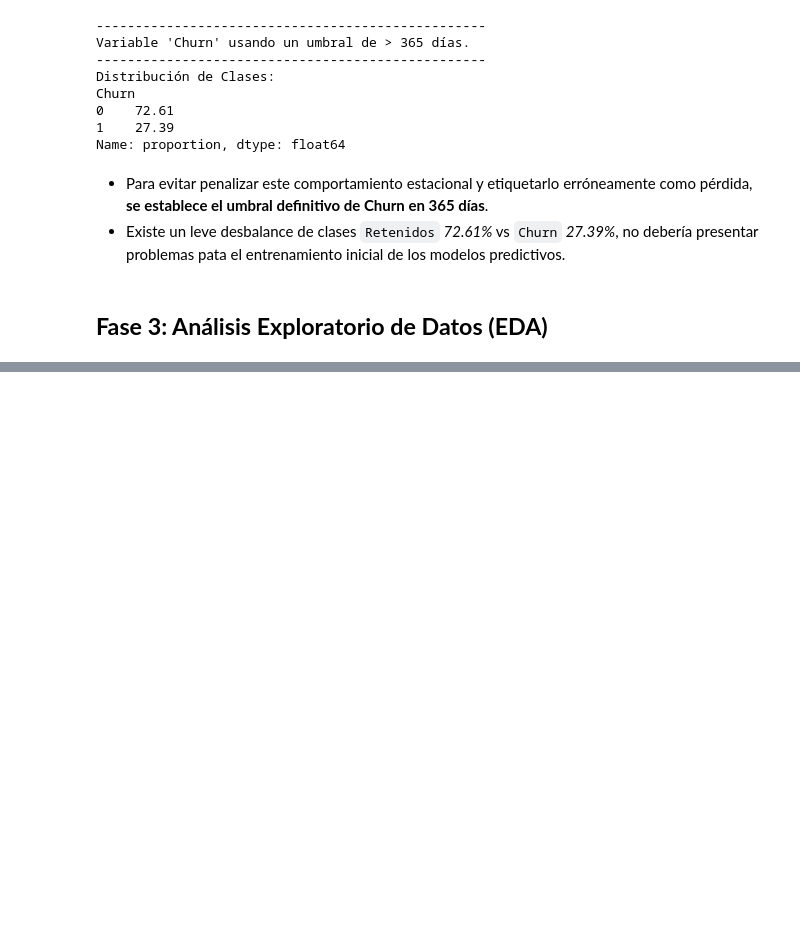
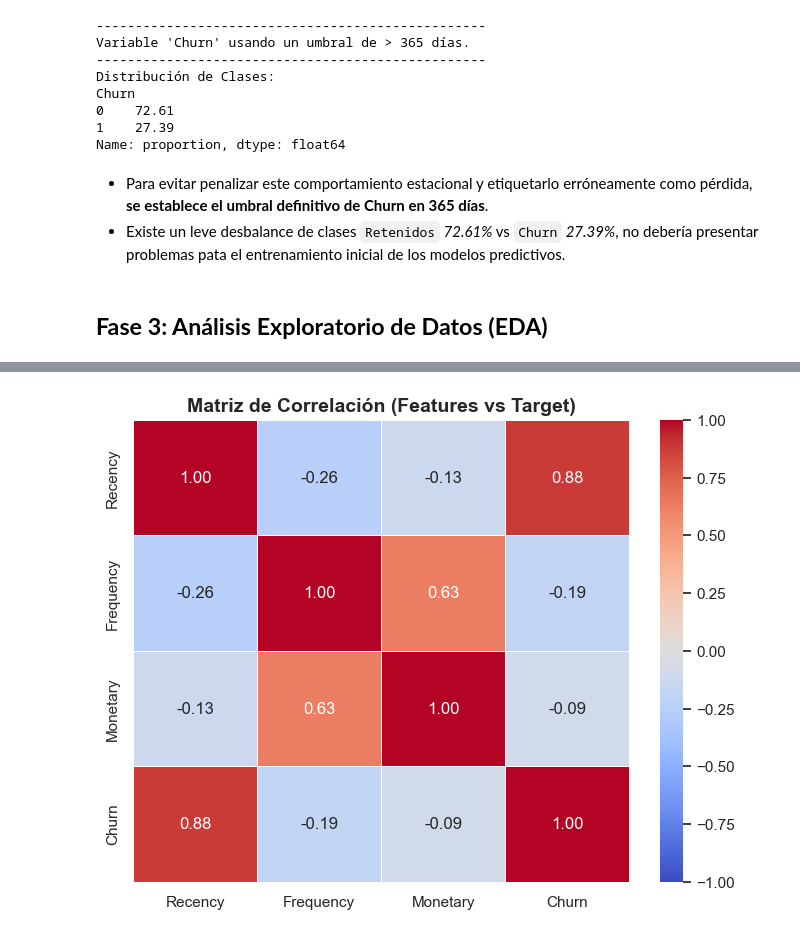
Before and after one commit to No-Country-simulation/Data_Science_Ecommerce_churn, a Jupyter notebook: notebooks/e-commerce_churn_analysis.ipynb, the cells around one changed output, grey strips where cells are left out. Drawn from its saved outputs; the diff is of its cells as text; code cells hidden in the pictures; blank space fills up the shorter version.

```diff
--- a/notebooks/e-commerce_churn_analysis.ipynb
+++ b/notebooks/e-commerce_churn_analysis.ipynb
@@ -286,0 +320,15 @@ ANALISIS BIVARIADO
+# %%
+# =========================================================
+# MATRIZ DE CORRELACIÓN
+# =========================================================
+
+plt.figure(figsize=(8, 6))
+# Correlación de Pearson
+correlation_matrix = df_rfm[['Recency', 'Frequency', 'Monetary', 'Churn']].corr()
+
+# Heatmap
+sns.heatmap(correlation_matrix, annot=True, cmap='coolwarm', fmt=".2f", linewidths=0.5, vmin=-1, vmax=1)
+plt.title('Matriz de Correlación (Features vs Target)', fontsize=14, fontweight='bold')
+plt.show()
+# %% [output]
+[figure, added]
```
Also changed, not shown: parts of 3 cells of this notebook.
